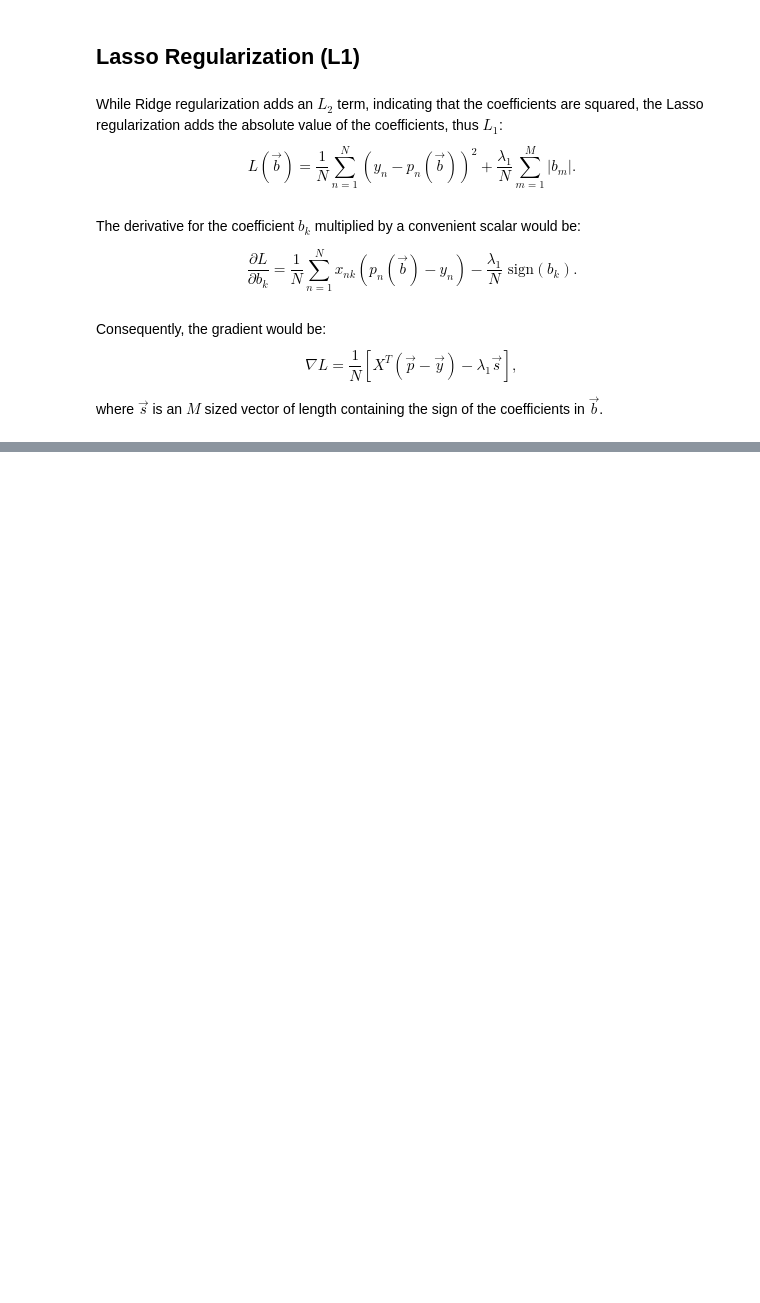
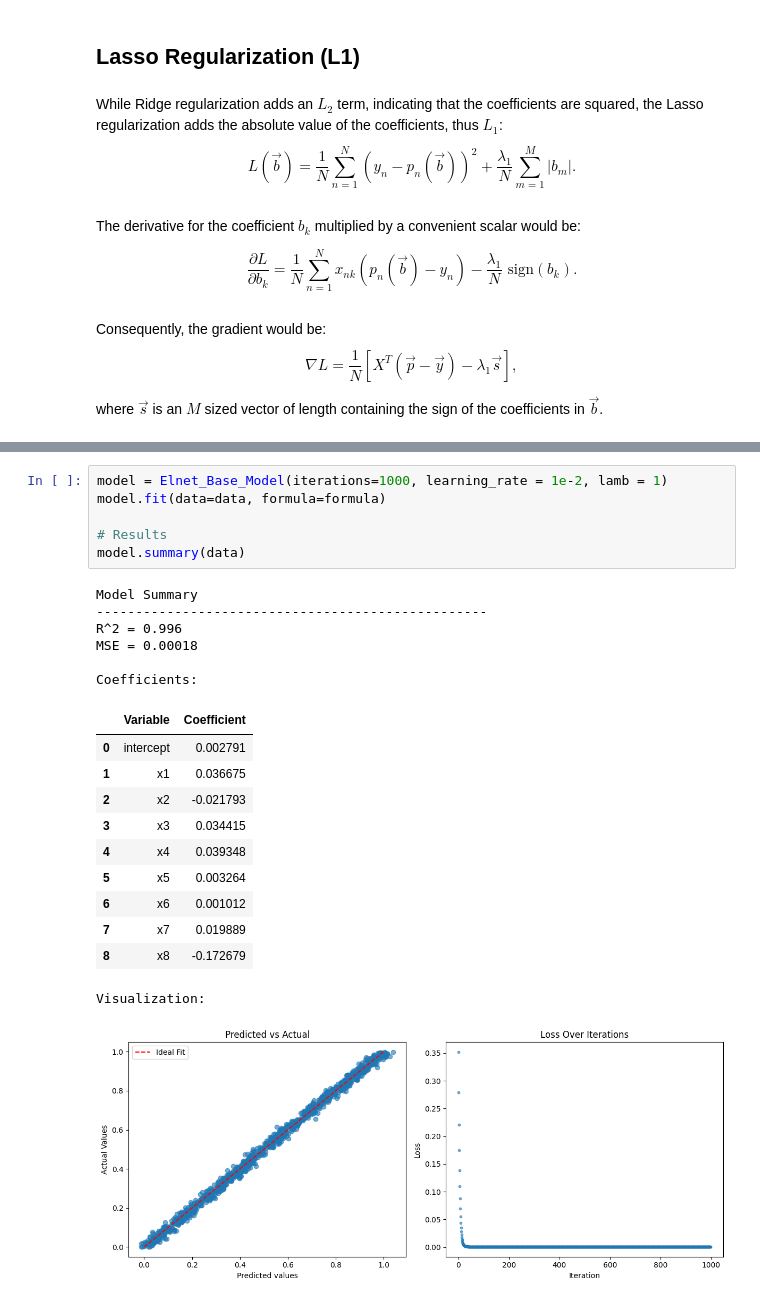
Before and after one commit to DomingoPC/ml-models, a Jupyter notebook: regularization.ipynb, the cells around one changed output, grey strips where cells are left out. Drawn from its saved outputs; the diff is of its cells as text; blank space fills up the shorter version.

```diff
--- a/regularization.ipynb
+++ b/regularization.ipynb
@@ -500,0 +637,25 @@ Visualization:
+# %%
+model = Elnet_Base_Model(iterations=1000, learning_rate = 1e-2, lamb = 1)
+model.fit(data=data, formula=formula)
+
+# Results
+model.summary(data)
+# %% [output]
+Model Summary
+--------------------------------------------------
+R^2 = 0.996
+MSE = 0.00018
+
+Coefficients:
+|  | Variable | Coefficient |
+| 0 | intercept | 0.002791 |
+| 1 | x1 | 0.036675 |
+| 2 | x2 | -0.021793 |
+| 3 | x3 | 0.034415 |
+| 4 | x4 | 0.039348 |
+| 5 | x5 | 0.003264 |
+| 6 | x6 | 0.001012 |
+| 7 | x7 | 0.019889 |
+| 8 | x8 | -0.172679 |
+Visualization:
+[figure, added]
```
Also changed, not shown: parts of 17 cells of this notebook.
